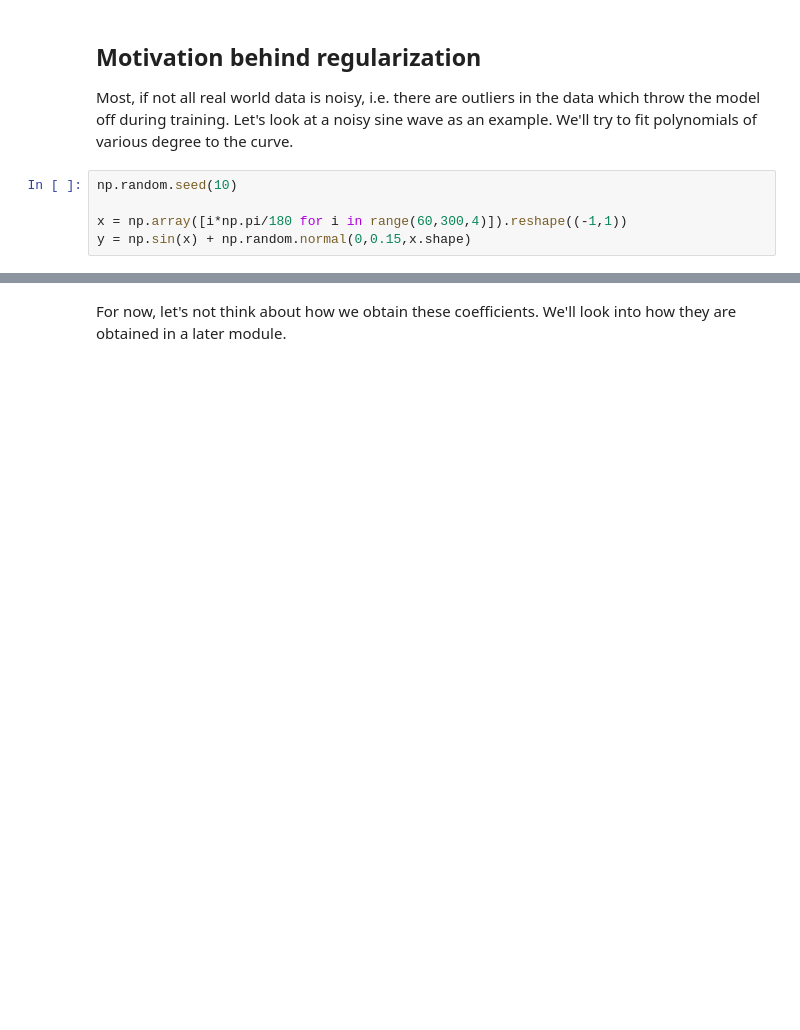
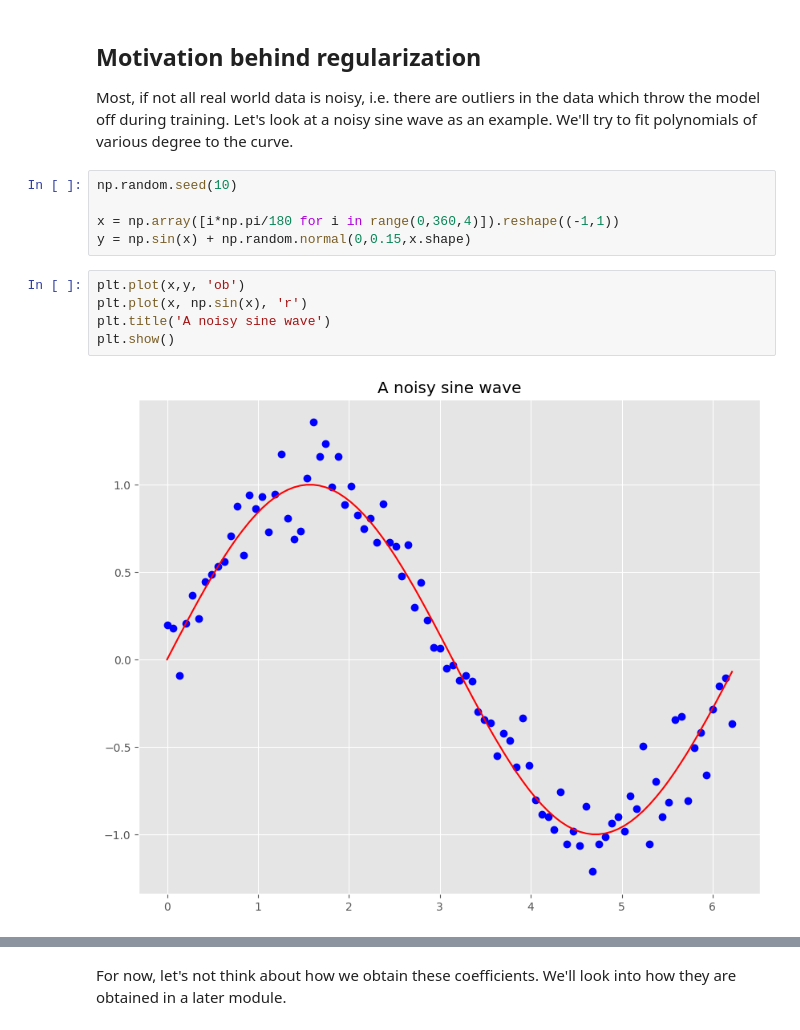
Before and after one commit to taif-ghazali/IHUB-Cohort, a Jupyter notebook: AIML_Module_3_Lab_3_regression.ipynb, the cells around one changed output, grey strips where cells are left out. Drawn from its saved outputs; the diff is of its cells as text; blank space fills up the shorter version.

```diff
--- a/AIML_Module_3_Lab_3_regression.ipynb
+++ b/AIML_Module_3_Lab_3_regression.ipynb
@@ -38,8 +38,15 @@ Most, if not all real world data is noisy, i.e. there are outliers in the data w
 # %%
 np.random.seed(10)
 
-x = np.array([i*np.pi/180 for i in range(60,300,4)]).reshape((-1,1))
+x = np.array([i*np.pi/180 for i in range(0,360,4)]).reshape((-1,1))
 y = np.sin(x) + np.random.normal(0,0.15,x.shape)
+# %%
+plt.plot(x,y, 'ob')
+plt.plot(x, np.sin(x), 'r')
+plt.title('A noisy sine wave')
+plt.show()
+# %% [output]
+[figure, added]
 # %%
 def poly_regression(x, y, deg, show=True):
 
```
Also changed, not shown: parts of 3 cells of this notebook.
